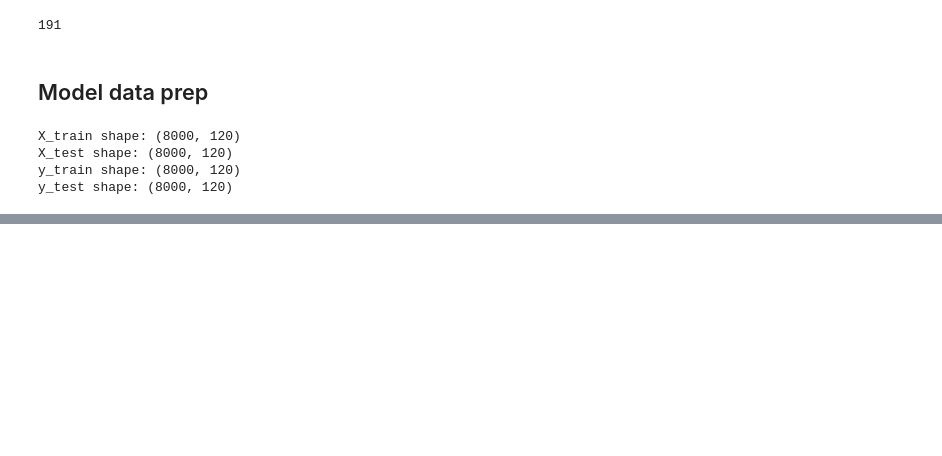
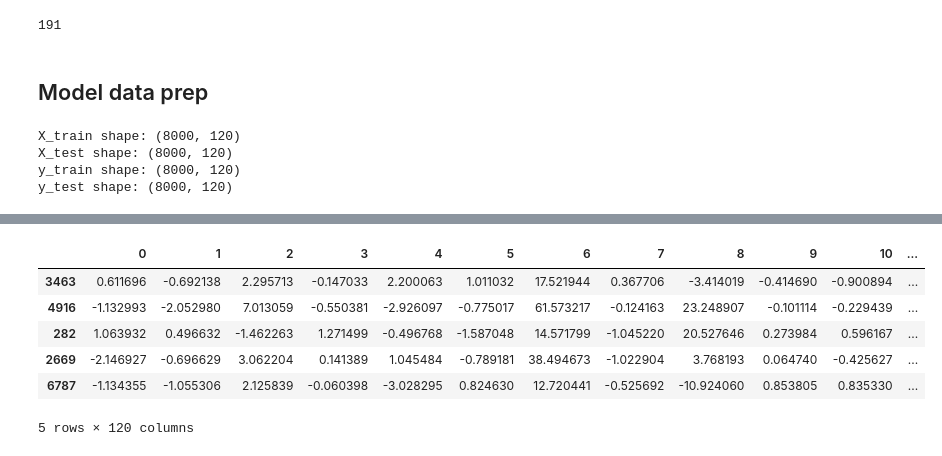
Before and after one commit to nattzza/AutoML-Data-Challenge, a Jupyter notebook: KaggleDataChallenge.ipynb, the cells around one changed output, grey strips where cells are left out. Drawn from its saved outputs; the diff is of its cells as text; code cells hidden in the pictures; blank space fills up the shorter version.

```diff
--- a/KaggleDataChallenge.ipynb
+++ b/KaggleDataChallenge.ipynb
@@ -24,10 +24,10 @@ from sklearn.metrics import f1_score
 # %% [markdown]
 ## Load Data
 # %%
-google_drive_path = "/content/drive/MyDrive/0_data/data_challenge/"
-X_train_name = "features_train.csv"
-y_train_name = "target_train.csv"
-X_test_name = "features_test.csv"
+google_drive_path = "/content/drive/MyDrive/0_data/data_challenge"
+X_train_name = "/features_train.csv"
+y_train_name = "/target_train.csv"
+X_test_name = "/features_test.csv"
 # %%
 y_train = pd.read_csv(google_drive_path + y_train_name, index_col="Id").reset_index(drop=True)
 print(y_train.shape)
@@ -195,0 +280,20 @@ models = {"LogisticRegression": lr,
+# %%
+# Applying box cox transformation to all the columns
+for col in X_train.columns.to_list():
+
+  if min(X_train[col]) > 0:
+
+    original_data = X_train[col]
+    fitted_data, fitted_lambda = stats.boxcox(original_data)
+
+    X_train[col] = fitted_data
+# %%
+X_train.head()
+# %% [output]
+|  | 0 | 1 | 2 | 3 | 4 | 5 | 6 | 7 | 8 | 9 | 10 | ... |
+| 3463 | 0.611696 | -0.692138 | 2.295713 | -0.147033 | 2.200063 | 1.011032 | 17.521944 | 0.367706 | -3.414019 | -0.414690 | -0.900894 | ... |
+| 4916 | -1.132993 | -2.052980 | 7.013059 | -0.550381 | -2.926097 | -0.775017 | 61.573217 | -0.124163 | 23.248907 | -0.101114 | -0.229439 | ... |
+| 282 | 1.063932 | 0.496632 | -1.462263 | 1.271499 | -0.496768 | -1.587048 | 14.571799 | -1.045220 | 20.527646 | 0.273984 | 0.596167 | ... |
+| 2669 | -2.146927 | -0.696629 | 3.062204 | 0.141389 | 1.045484 | -0.789181 | 38.494673 | -1.022904 | 3.768193 | 0.064740 | -0.425627 | ... |
+| 6787 | -1.134355 | -1.055306 | 2.125839 | -0.060398 | -3.028295 | 0.824630 | 12.720441 | -0.525692 | -10.924060 | 0.853805 | 0.835330 | ... |
+5 rows × 120 columns
```
Also changed, not shown: parts of 14 cells of this notebook.
